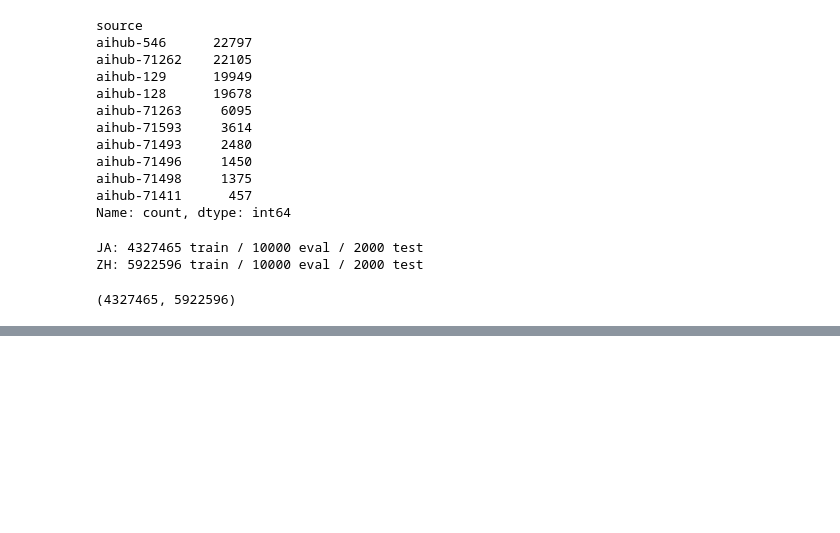
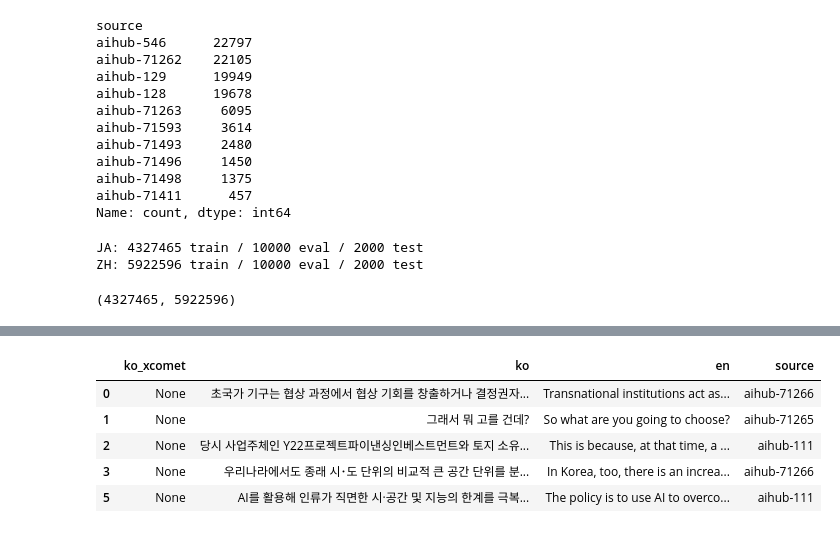
Before and after one commit to TrainToGPB/slm-mmt-exp, a Jupyter notebook: translation_datasets/mmt/aihub_integration/mmt_integration.ipynb, the cells around one changed output, grey strips where cells are left out. Saved outputs shown, nothing was run; the diff lists cells and outputs as text; code cells hidden in the pictures; blank space fills up the shorter version.

```diff
--- a/translation_datasets/mmt/aihub_integration/mmt_integration.ipynb
+++ b/translation_datasets/mmt/aihub_integration/mmt_integration.ipynb
@@ -775,0 +1219,5 @@ len(ja_large), len(zh_large)
+# %%
+# en_test에서 source가 flores로 시작하는 데이터를 제외
+en_test_new = en_test[~en_test['source'].str.startswith('flores')]
+display(en_test_new['source'].value_counts())
+print(len(en_test_new))
@@ -775,0 +1236,9 @@ len(ja_large), len(zh_large)
+# %%
+en_test_new.head()
+# %% [output]
+|  | ko_xcomet | ko | en | source |
+| 0 | None | 초국가 기구는 협상 과정에서 협상 기회를 창출하거나 결정권자... | Transnational institutions act as... | aihub-71266 |
+| 1 | None | 그래서 뭐 고를 건데? | So what are you going to choose? | aihub-71265 |
+| 2 | None | 당시 사업주체인 Y22프로젝트파이낸싱인베스트먼트와 토지 소유... | This is because, at that time, a ... | aihub-111 |
+| 3 | None | 우리나라에서도 종래 시･도 단위의 비교적 큰 공간 단위를 분... | In Korea, too, there is an increa... | aihub-71266 |
+| 5 | None | AI를 활용해 인류가 직면한 시·공간 및 지능의 한계를 극복... | The policy is to use AI to overco... | aihub-111 |
```
Also changed, not shown: parts of 27 cells of this notebook, 4 other files.
